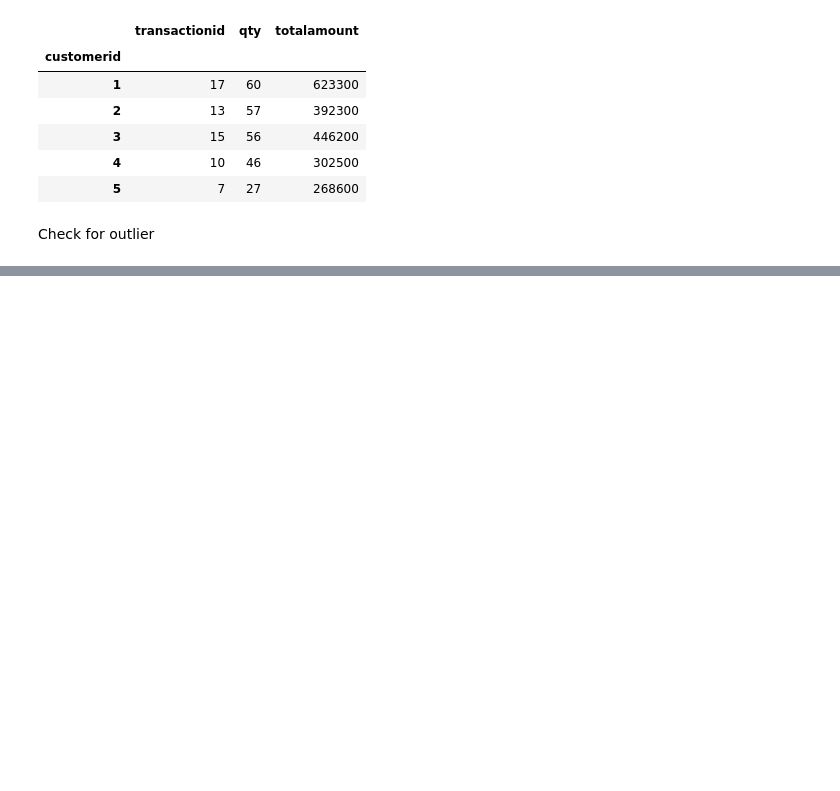
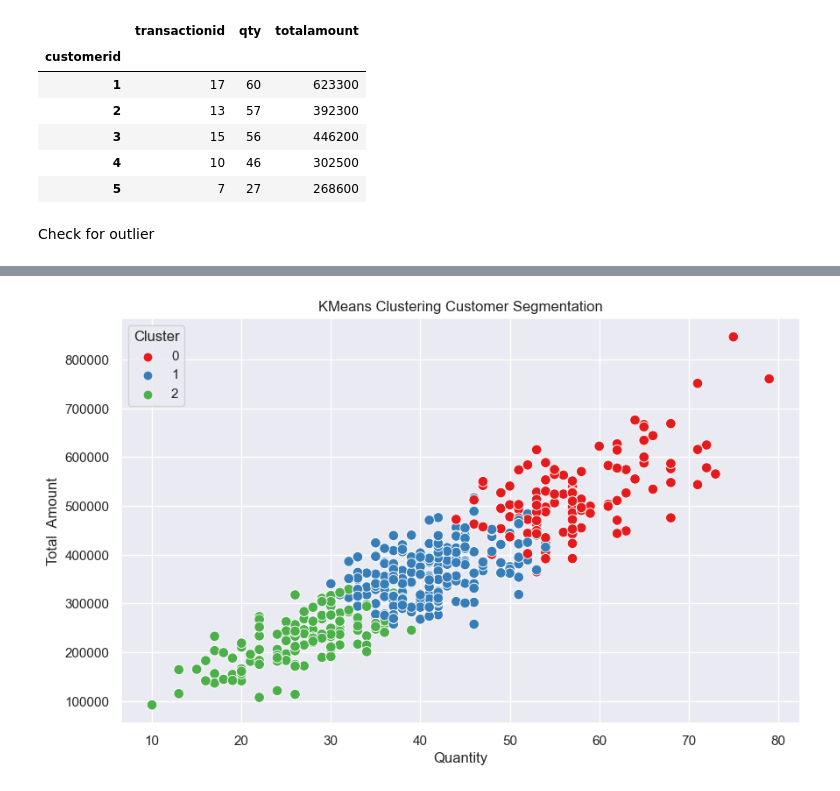
Before and after one commit to ihiyy/Kalbe-Virtual-Internship, a Jupyter notebook: Clustering.ipynb, the cells around one changed output, grey strips where cells are left out. Saved outputs shown, nothing was run; the diff lists cells and outputs as text; code cells hidden in the pictures; blank space fills up the shorter version.

```diff
--- a/Clustering.ipynb
+++ b/Clustering.ipynb
@@ -186,0 +241,8 @@ plt.show()
+# %%
+# make KMeans with n = 3
+kmeans_3 = KMeans(n_clusters = 3, init = 'k-means++', random_state = 0, n_init = 10)
+clusters = kmeans_3.fit_predict(cluster_df_std)
+cluster_df['cluster'] = clusters
+
+# Display the DataFrame with the cluster labels
+cluster_df.head()
@@ -186,0 +257,14 @@ plt.show()
+# %%
+# Convert 'cluster' column to categorical data type
+cluster_df['cluster'] = cluster_df['cluster'].astype('category')
+
+# Create the scatter plot using Seaborn
+plt.figure(figsize=(10, 6))
+sns.scatterplot(x='qty', y='totalamount', data=cluster_df, hue='cluster', palette='Set1', s=70)
+plt.xlabel('Quantity')
+plt.ylabel('Total  Amount')
+plt.title('KMeans Clustering Customer Segmentation')
+plt.legend(title='Cluster')
+plt.show()
+# %% [output]
+[figure, added]
```
Also changed, not shown: parts of 18 cells of this notebook.
